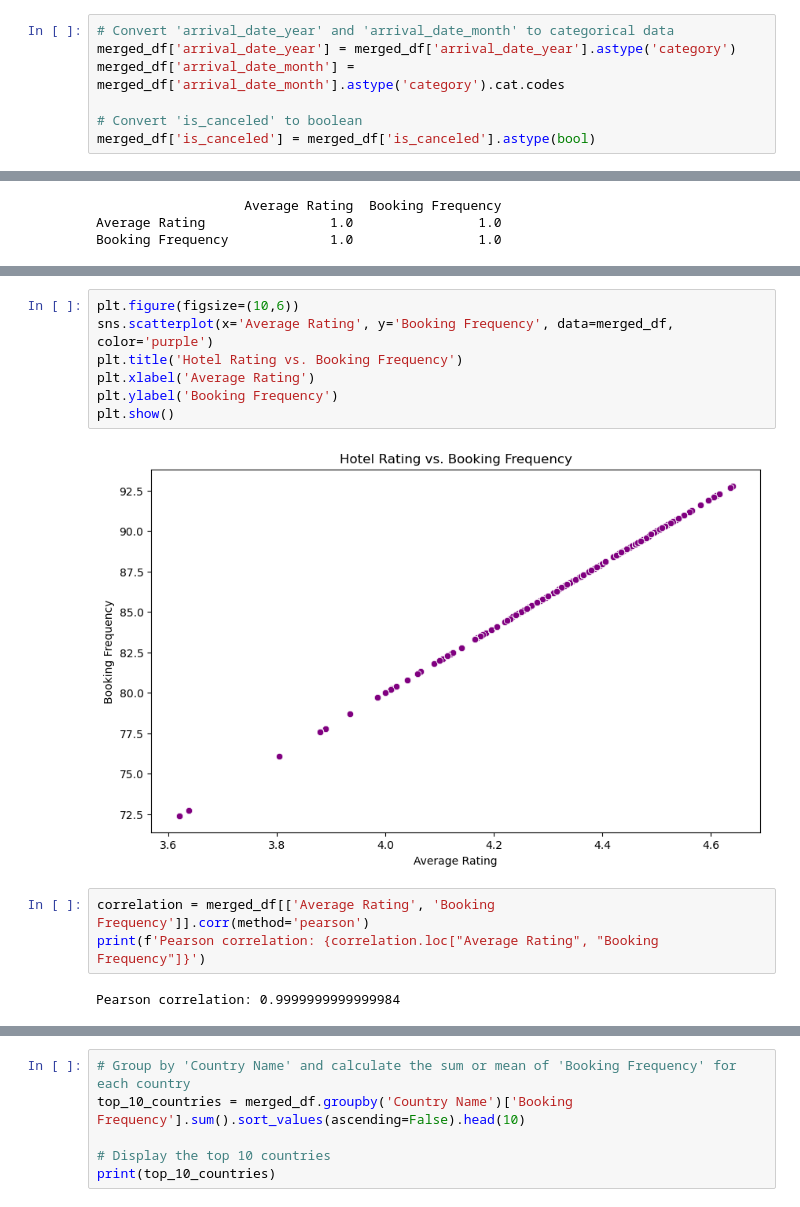
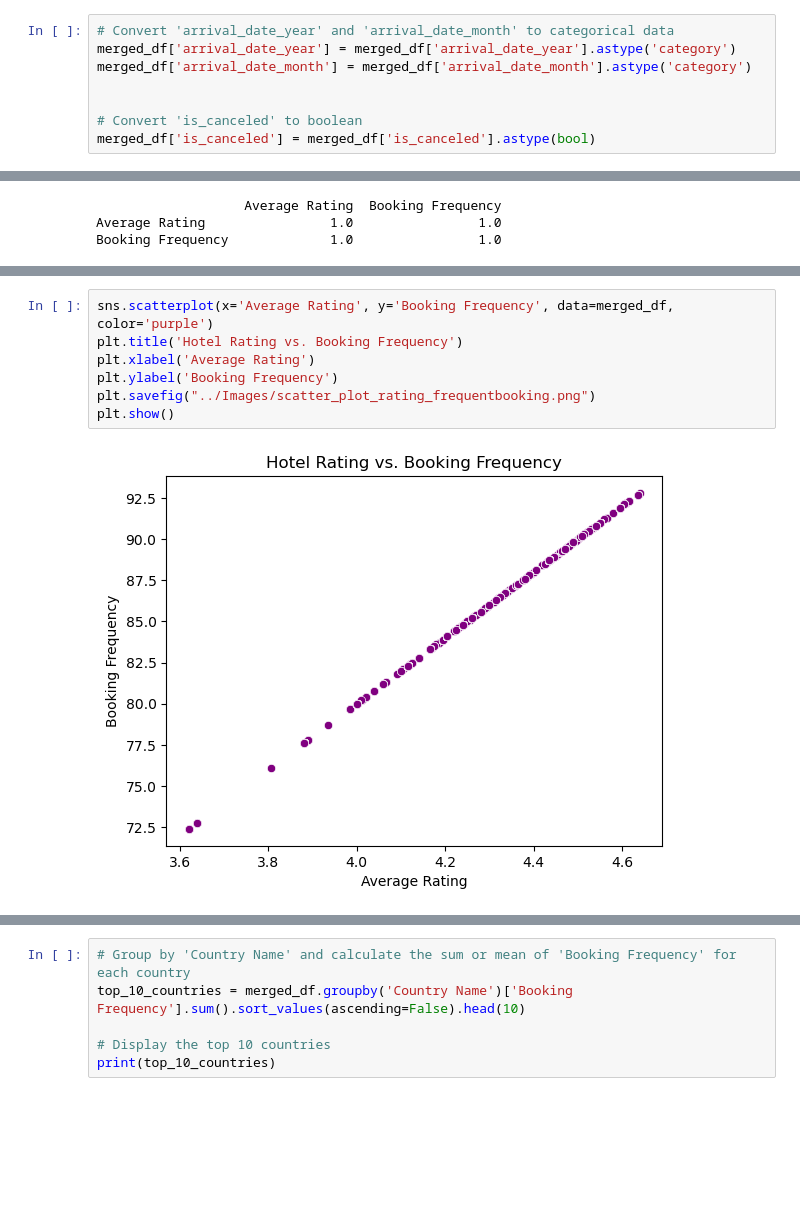
Before and after one commit to Kathyvng/Project1_Group6, a Jupyter notebook: Hetal_Analysis/Google_Places_API.ipynb, the cells around one changed output, grey strips where cells are left out. Cells and saved outputs as stored; diff of their text form; blank space fills up the shorter version.

```diff
--- a/Hetal_Analysis/Google_Places_API.ipynb
+++ b/Hetal_Analysis/Google_Places_API.ipynb
@@ -323,7 +337,8 @@ merged_df.fillna({'Average Rating': merged_df['Average Rating'].mean(), 'Booking
 # %%
 # Convert 'arrival_date_year' and 'arrival_date_month' to categorical data
 merged_df['arrival_date_year'] = merged_df['arrival_date_year'].astype('category')
-merged_df['arrival_date_month'] = merged_df['arrival_date_month'].astype('category').cat.codes
+merged_df['arrival_date_month'] = merged_df['arrival_date_month'].astype('category')
+
 
 # Convert 'is_canceled' to boolean
 merged_df['is_canceled'] = merged_df['is_canceled'].astype(bool)
@@ -357,17 +394,12 @@ plt.show()
 # %%
-plt.figure(figsize=(10,6))
 sns.scatterplot(x='Average Rating', y='Booking Frequency', data=merged_df, color='purple')
 plt.title('Hotel Rating vs. Booking Frequency')
 plt.xlabel('Average Rating')
 plt.ylabel('Booking Frequency')
+plt.savefig("../Images/scatter_plot_rating_frequentbooking.png")
 plt.show()
 # %% [output]
-[figure, old version]
+[figure, new version]
-# %%
-correlation = merged_df[['Average Rating', 'Booking Frequency']].corr(method='pearson')
-print(f'Pearson correlation: {correlation.loc["Average Rating", "Booking Frequency"]}')
-# %% [output]
-Pearson correlation: 0.9999999999999984
 # %%
 # Create rating categories
 merged_df['Rating Category'] = pd.cut(merged_df['Average Rating'], bins=[0, 2, 3, 4, 5], labels=['Low', 'Medium', 'Good', 'Excellent'])
```
Also changed, not shown: parts of 24 cells of this notebook, 1 other file.
